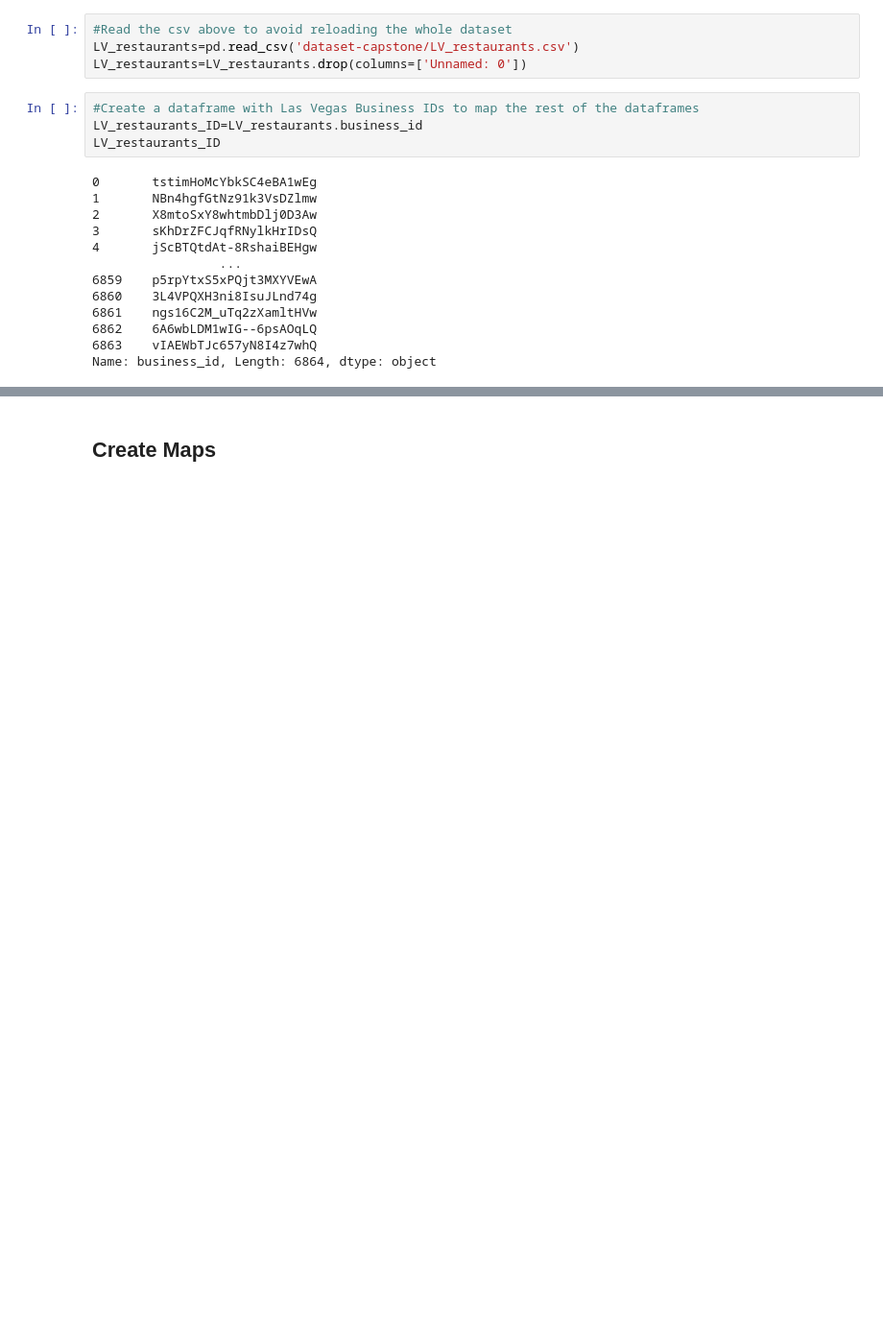
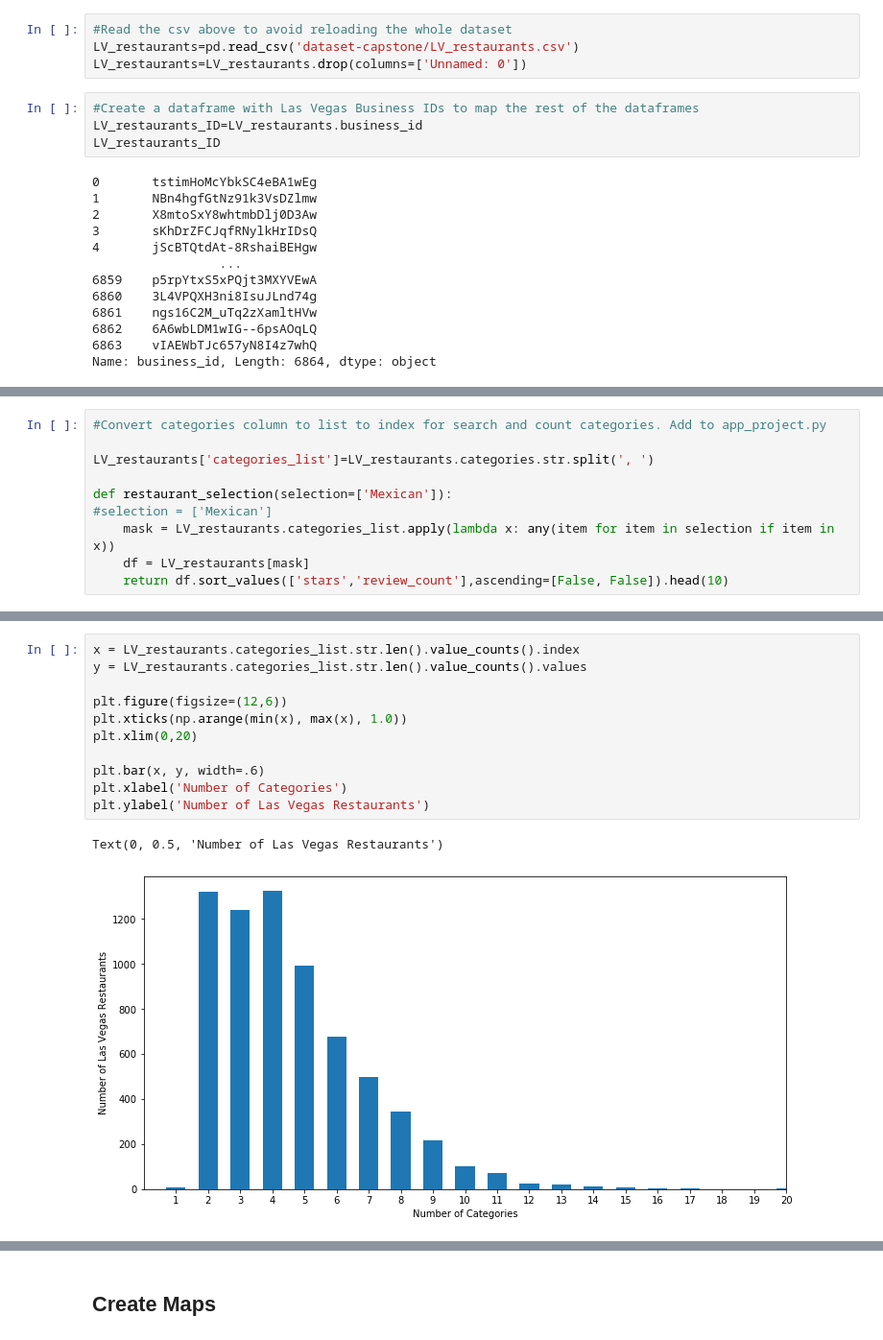
Before and after one commit to pavkalfantis/restaurant_recommender, a Jupyter notebook: TDIproject-Recommender_System.ipynb, the cells around one changed output, grey strips where cells are left out. Shown at 96% size. Drawn from its saved outputs; the diff is of its cells as text; blank space fills up the shorter version.

```diff
--- a/TDIproject-Recommender_System.ipynb
+++ b/TDIproject-Recommender_System.ipynb
@@ -304,0 +309,10 @@ Name: business_id, Length: 6864, dtype: object
+# %%
+#Convert categories column to list to index for search and count categories. Add to app_project.py
+
+LV_restaurants['categories_list']=LV_restaurants.categories.str.split(', ')
+
+def restaurant_selection(selection=['Mexican']):
+#selection = ['Mexican']
+    mask = LV_restaurants.categories_list.apply(lambda x: any(item for item in selection if item in x))
+    df = LV_restaurants[mask]
+    return df.sort_values(['stars','review_count'],ascending=[False, False]).head(10)
@@ -304,0 +334,14 @@ Name: business_id, Length: 6864, dtype: object
+# %%
+x = LV_restaurants.categories_list.str.len().value_counts().index
+y = LV_restaurants.categories_list.str.len().value_counts().values
+
+plt.figure(figsize=(12,6))
+plt.xticks(np.arange(min(x), max(x), 1.0))
+plt.xlim(0,20)
+
+plt.bar(x, y, width=.6)
+plt.xlabel('Number of Categories')
+plt.ylabel('Number of Las Vegas Restaurants')
+# %% [output]
+Text(0, 0.5, 'Number of Las Vegas Restaurants')
+[figure, added]
```
Also changed, not shown: parts of 21 cells of this notebook, 3 other files.
